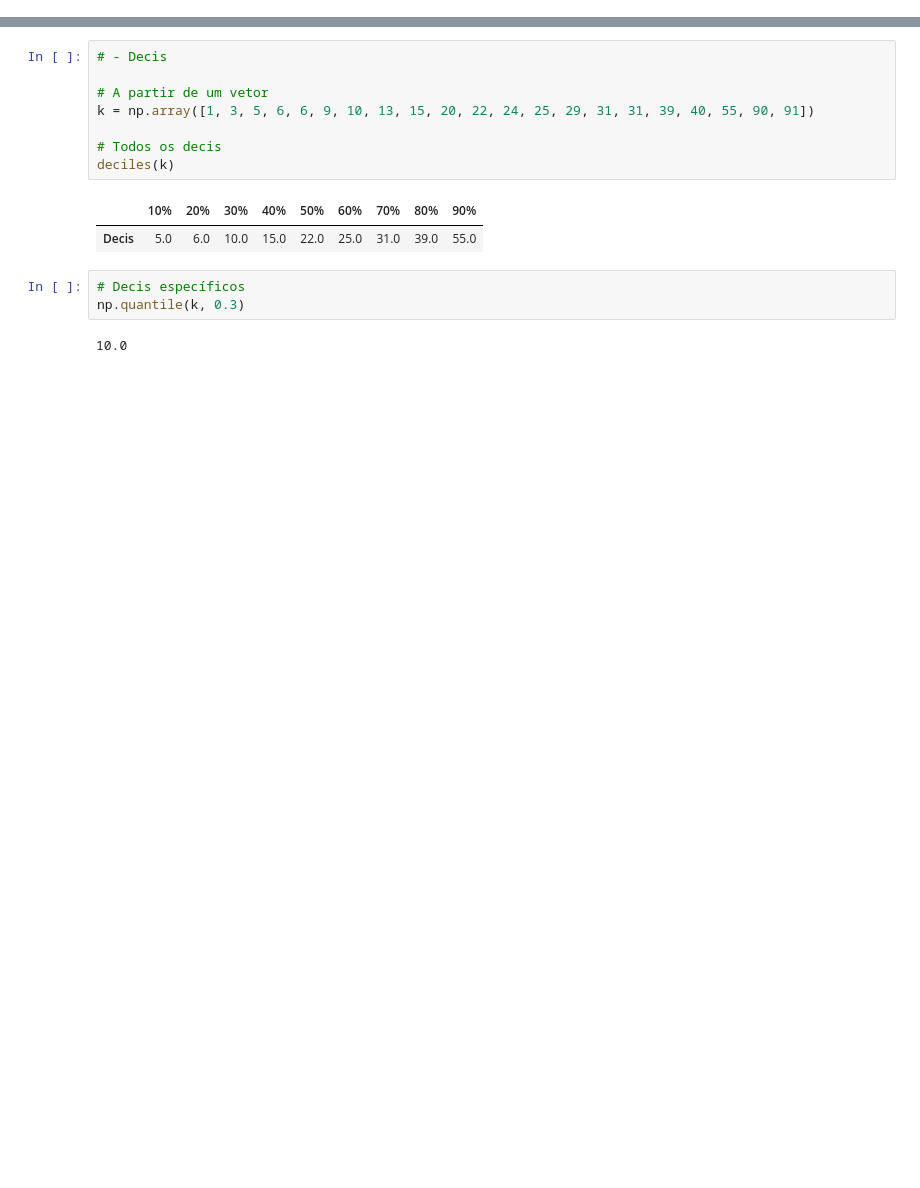
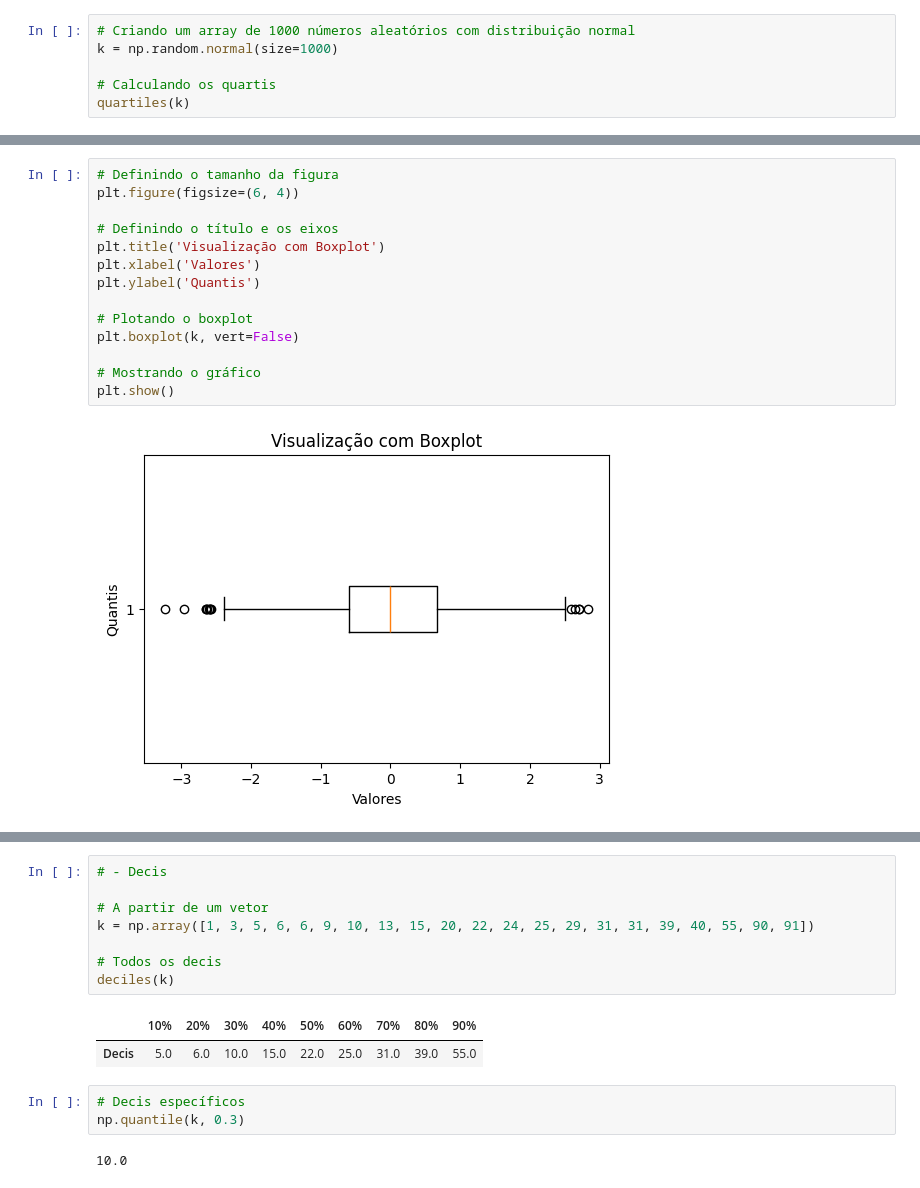
Before and after one commit to italoseara/CET083, a Jupyter notebook: pos.ipynb, the cells around one changed output, grey strips where cells are left out. Saved outputs shown, nothing was run; the diff lists cells and outputs as text; blank space fills up the shorter version.

Commit message:
feat: quartiles

```diff
--- a/pos.ipynb
+++ b/pos.ipynb
@@ -58,0 +55,6 @@ quartiles(k)
+# %%
+# Criando um array de 1000 números aleatórios com distribuição normal
+k = np.random.normal(size=1000)
+
+# Calculando os quartis
+quartiles(k)
@@ -66,0 +82,16 @@ q1, q3, aiq
+# %%
+# Definindo o tamanho da figura
+plt.figure(figsize=(6, 4))
+
+# Definindo o título e os eixos
+plt.title('Visualização com Boxplot')
+plt.xlabel('Valores')
+plt.ylabel('Quantis')
+
+# Plotando o boxplot
+plt.boxplot(k, vert=False)
+
+# Mostrando o gráfico
+plt.show()
+# %% [output]
+[figure, added]
```
Also changed, not shown: parts of 20 cells of this notebook, 3 other files.
